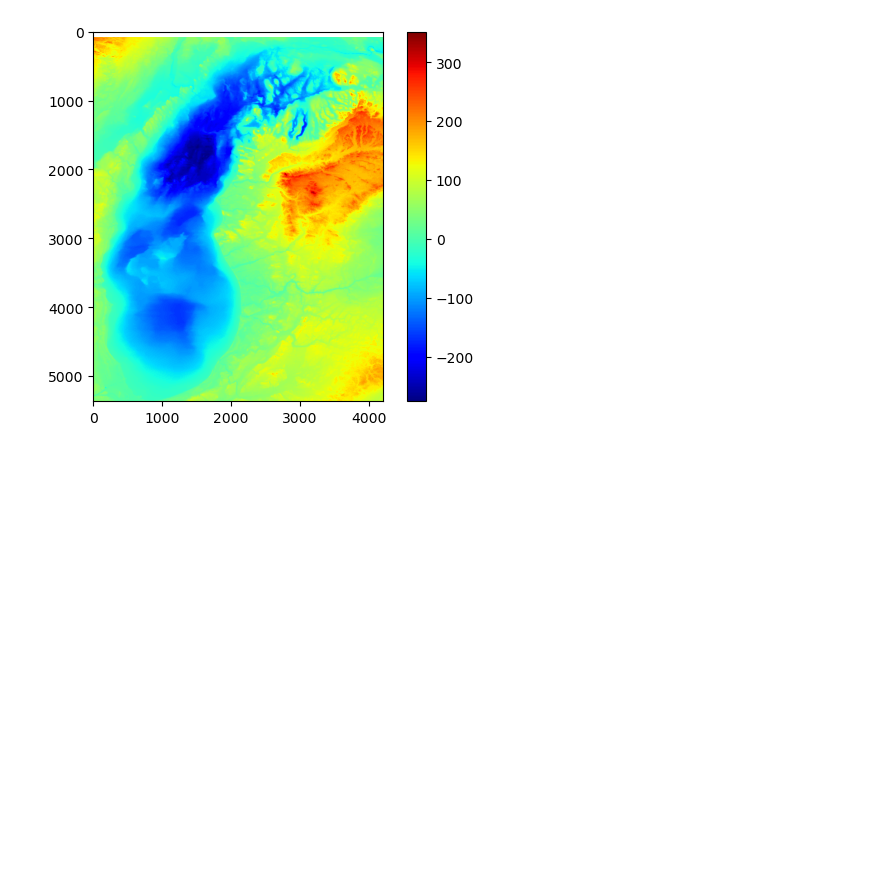
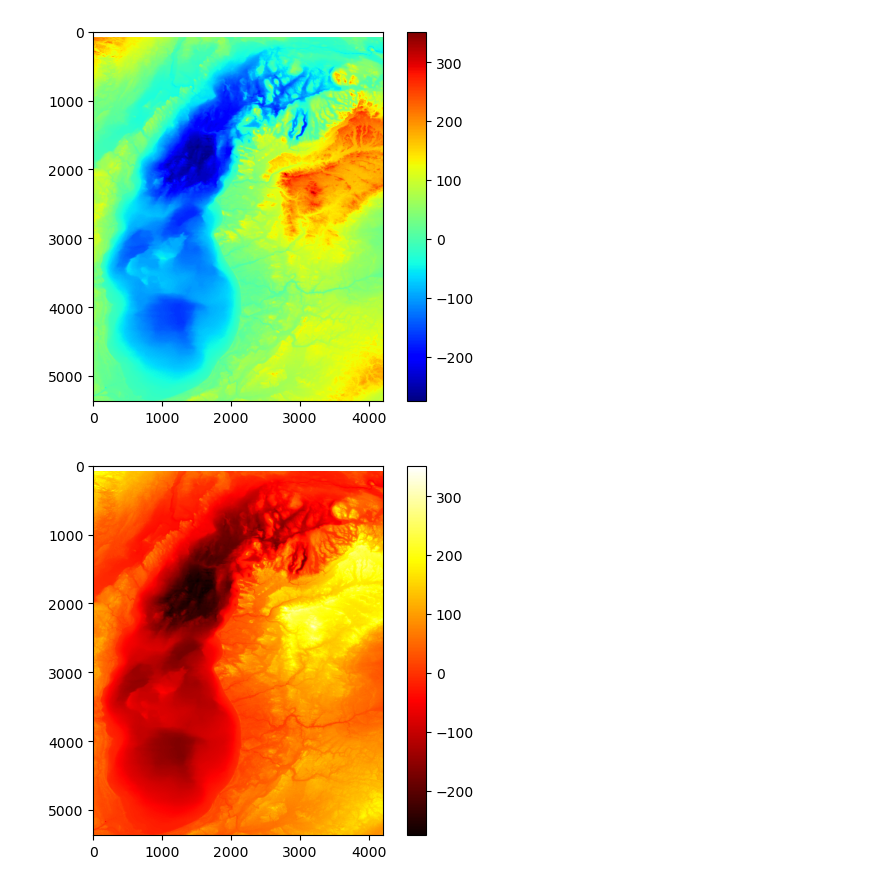
Before and after one commit to UIUC-iSchool-DataViz/is445_oauoag_spring2023, a Jupyter notebook: week04/inClass_week04.ipynb, the cells around one changed output. Drawn from its saved outputs; the diff is of its cells as text; code cells hidden in the pictures; blank space fills up the shorter version.

```diff
--- a/week04/inClass_week04.ipynb
+++ b/week04/inClass_week04.ipynb
@@ -46,3 +46,12 @@ plt.colorbar()
 plt.show()
 # %% [output]
 [figure]
+# %%
+# Step 1: hard code a parameter that we want to update interactively
+color_map_name = 'hot'
+
+plt.imshow(michigan, cmap=color_map_name)
+plt.colorbar()
+plt.show()
+# %% [output]
+[figure, added]
```
